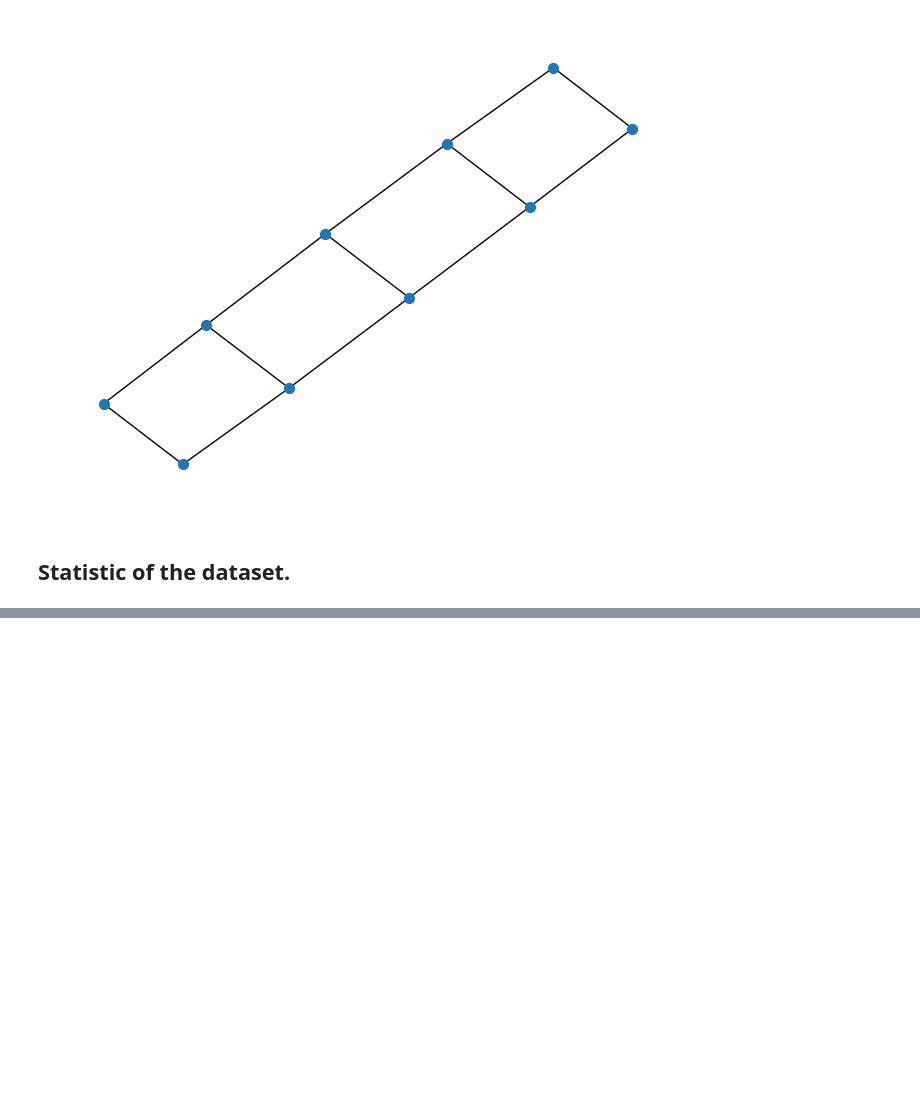
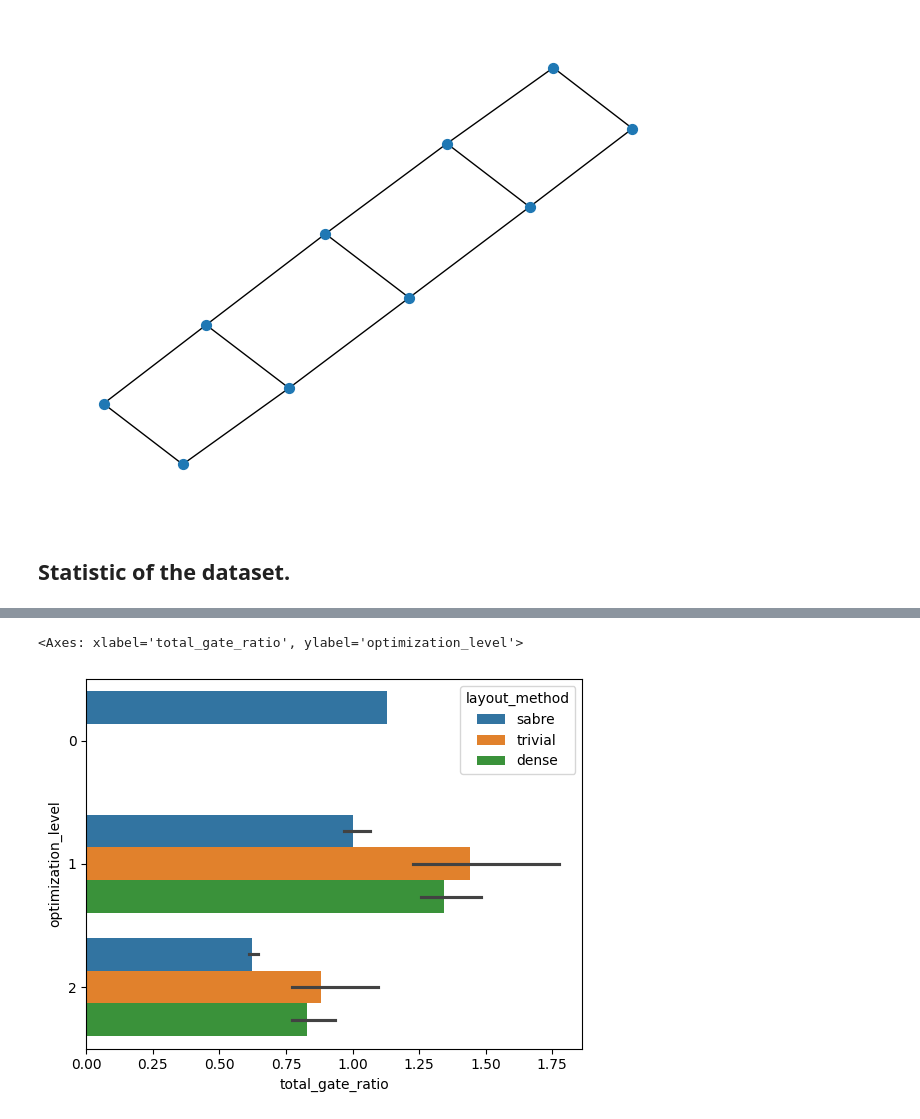
Before and after one commit to huawei-od-man/Graph-CVAE, a Jupyter notebook: tutorial/dataset.ipynb, the cells around one changed output, grey strips where cells are left out. Cells and saved outputs as stored; diff of their text form; code cells hidden in the pictures; blank space fills up the shorter version.

```diff
--- a/tutorial/dataset.ipynb
+++ b/tutorial/dataset.ipynb
@@ -151,0 +193,5 @@ dict_keys(['g', 't', 'g_star', 'quantum_origin', 'quantum_optimized', 'optimizat
+# %%
+sns.barplot(df, x='total_gate_ratio', y='optimization_level', hue='layout_method', orient='h')
+# %% [output]
+<Axes: xlabel='total_gate_ratio', ylabel='optimization_level'>
+[figure, added]
```
Also changed, not shown: parts of 9 cells of this notebook, 1 other file.
